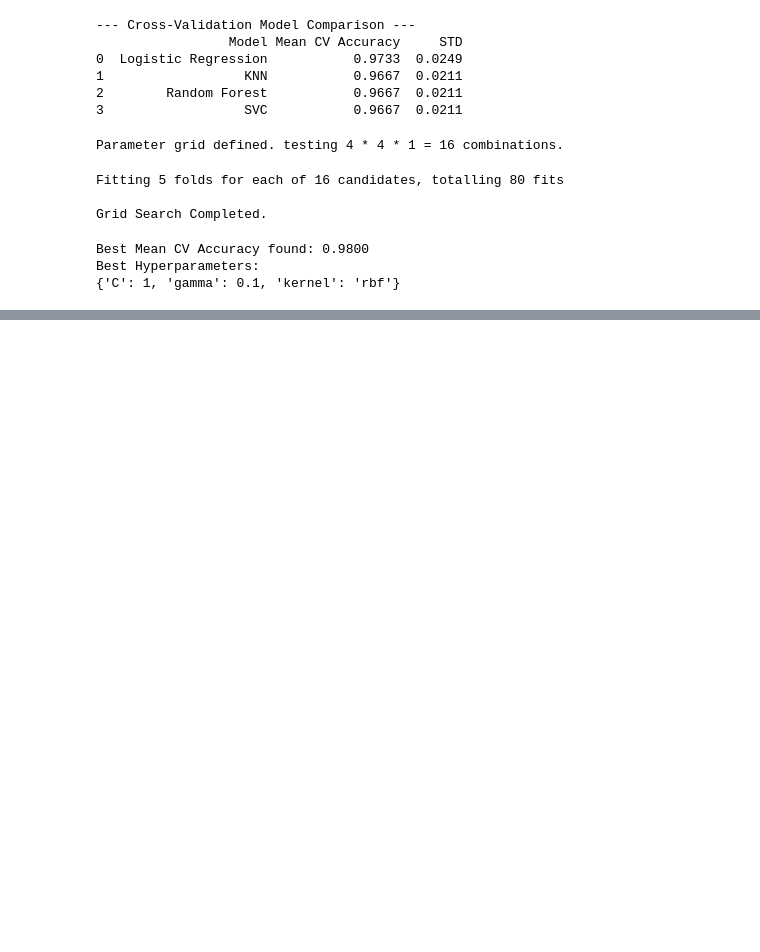
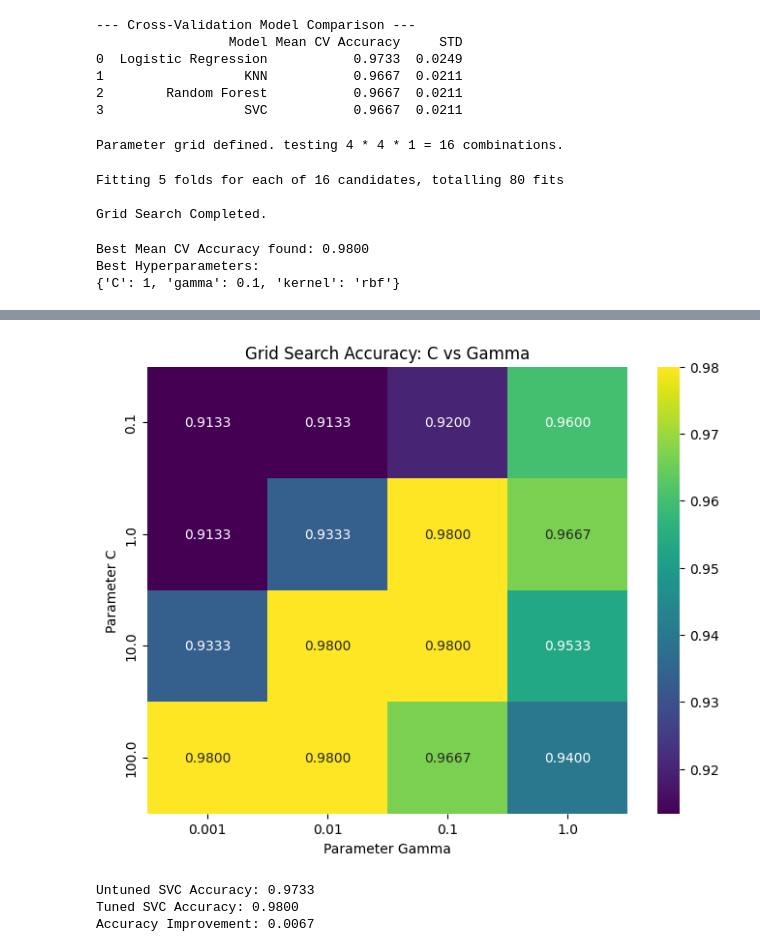
Before and after one commit to rifoss/edm-subgenre-classifier, a Jupyter notebook: notebooks/03_cross_validation_and_tuning.ipynb, the cells around one changed output, grey strips where cells are left out. Saved outputs shown, nothing was run; the diff lists cells and outputs as text; code cells hidden in the pictures; blank space fills up the shorter version.

Commit message:
Day 19: Visualized GridSearchCV results with a heatmap

```diff
--- a/notebooks/03_cross_validation_and_tuning.ipynb
+++ b/notebooks/03_cross_validation_and_tuning.ipynb
@@ -171,3 +171,13 @@ best_model = grid_search.best_estimator_
 Best Mean CV Accuracy found: 0.9800
 Best Hyperparameters:
 {'C': 1, 'gamma': 0.1, 'kernel': 'rbf'}
+# %%
+# Convert cv results into a DataFrame
+results_df = pd.DataFrame(grid_search.cv_results_)
+
+# Keep only columns we care about
+viz_data = results_df[['param_C', 'param_gamma', 'mean_test_score']]
+
+# Pivot so C is one axis and Gamma is the other
+heatmap_data = viz_data.pivot(index='param_C', columns='param_gamma', values='mean_test_score')
+display(heatmap_data)
@@ -173,0 +191,23 @@ Best Hyperparameters:
+# %%
+import seaborn as sns
+import matplotlib.pyplot as plt
+
+plt.figure(figsize=(8, 6))
+sns.heatmap(heatmap_data, annot=True, cmap='viridis', fmt='.4f')
+
+plt.title('Grid Search Accuracy: C vs Gamma')
+plt.ylabel('Parameter C')
+plt.xlabel('Parameter Gamma')
+plt.show()
+# %% [output]
+[figure, added]
+# %%
+untuned_score = mean_cv_score
+
+print(f"Untuned SVC Accuracy: {untuned_score:.4f}")
+print(f"Tuned SVC Accuracy: {grid_search.best_score_:.4f}")
+print(f"Accuracy Improvement: {grid_search.best_score_ - untuned_score:.4f}")
+# %% [output]
+Untuned SVC Accuracy: 0.9733
+Tuned SVC Accuracy: 0.9800
+Accuracy Improvement: 0.0067
```
Also changed, not shown: parts of 1 cell of this notebook.
